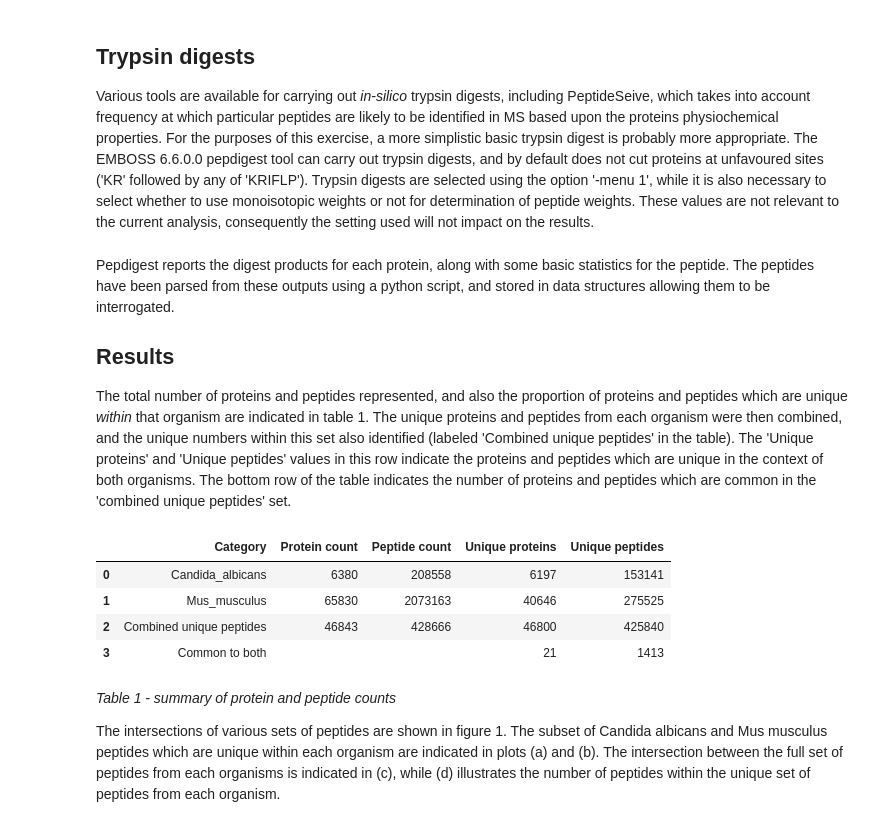
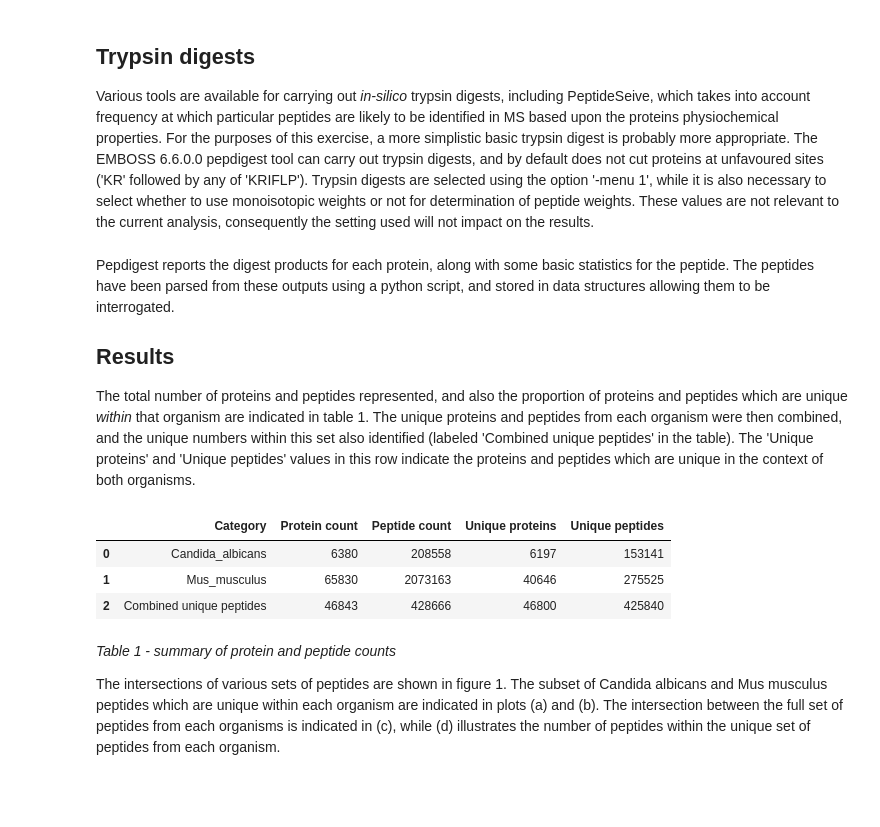
Before and after one commit to bartongroup/Mouse-Candida-Peptide-Overlaps, a Jupyter notebook: Candida_Mouse_Peptide_Overlaps.ipynb, the cells around one changed output. Saved outputs shown, nothing was run; the diff lists cells and outputs as text; code cells hidden in the pictures; blank space fills up the shorter version.

```diff
--- a/Candida_Mouse_Peptide_Overlaps.ipynb
+++ b/Candida_Mouse_Peptide_Overlaps.ipynb
@@ -41,7 +41,7 @@ Pepdigest reports the digest products for each protein, along with some basic st
 
 ## Results
 
-The total number of proteins and peptides represented, and also the proportion of proteins and peptides which are unique _within_ that organism are indicated in table 1. The unique proteins and peptides from each organism were then combined, and the unique numbers within this set also identified (labeled 'Combined unique peptides' in the table). The 'Unique proteins' and 'Unique peptides' values in this row indicate the proteins and peptides which are unique in the context of both organisms. The bottom row of the table indicates the number of proteins and peptides which are common in the 'combined unique peptides' set.
+The total number of proteins and peptides represented, and also the proportion of proteins and peptides which are unique _within_ that organism are indicated in table 1. The unique proteins and peptides from each organism were then combined, and the unique numbers within this set also identified (labeled 'Combined unique peptides' in the table). The 'Unique proteins' and 'Unique peptides' values in this row indicate the proteins and peptides which are unique in the context of both organisms.
 # %%
 import os
 import re
@@ -49,12 +49,6 @@ import hashlib
 import pandas as pd
 
 pd.set_option('display.notebook_repr_html', True)
-#def _repr_latex_(self):
-#    return "\centering{%s}" % self.to_latex()
-#
-#
-
-#pd.DataFrame._repr_latex_ = _repr_latex_
 
 def parse_pepdigest(digestfile):
 
@@ -142,44 +136,46 @@ for beast in organisms:
 merged_df=pd.concat(unique_dfs)
 
 merged_prots=merged_df['protein_id'].unique().tolist()
 merged_peptide_count=(len(merged_df.index))
 merged_protein_count=len(merged_prots)
 unique_merged_df=merged_df.drop_duplicates('md5sum',keep=False)
 unique_merged_prots=unique_merged_df['protein_id'].unique().tolist()
 unique_merged_peptide_count=(len(unique_merged_df.index))
 unique_merged_protein_count=(len(unique_merged_prots))
 
 merged_data={
     'Category': 'Combined unique peptides',
     'Peptide count': merged_peptide_count,
     'Protein count': merged_protein_count,
     'Unique peptides': unique_merged_peptide_count,
     'Unique proteins': unique_merged_protein_count
 }
 summary_data.append(merged_data)
 
 # Intersections between values for both genomes
-common_proteins=(merged_protein_count-unique_merged_protein_count)/2
-common_peptides=(merged_peptide_count-unique_merged_peptide_count)/2
-common_data={
-    'Category': 'Common to both',
-    'Peptide count':'',
-    'Protein count':'',
-    'Unique peptides':common_peptides,
-    'Unique proteins': common_proteins,
-}
-summary_data.append(common_data)
+duplicate_df=merged_df[merged_df.duplicated('peptide',keep=False)]
+common_prots=duplicate_df['protein_id'].unique().tolist()
+#common_proteins=(merged_protein_count-unique_merged_protein_count)/2
+#common_peptides=(merged_peptide_count-unique_merged_peptide_count)/2
+#common_data={
+#    'Category': 'Common to both',
+#    'Peptide count':'',
+#    'Protein count':'',
+#    'Unique peptides':common_peptides,
+#    'Unique proteins': len(common_prots),
+#}
+#summary_data.append(common_data)
+
 
 pd.set_option("display.latex.longtable", True)
 summary_columns=['Category','Protein count','Peptide count','Unique proteins', 'Unique peptides']
 summary_df=pd.DataFrame(summary_data,columns=summary_columns)
 display(summary_df)
 # %% [output]
 |  | Category | Protein count | Peptide count | Unique proteins | Unique peptides |
 | 0 | Candida_albicans | 6380 | 208558 | 6197 | 153141 |
 | 1 | Mus_musculus | 65830 | 2073163 | 40646 | 275525 |
 | 2 | Combined unique peptides | 46843 | 428666 | 46800 | 425840 |
-| 3 | Common to both |  |  | 21 | 1413 |
 # %% [markdown]
 *Table 1 - summary of protein and peptide counts*
 
```
Also changed, not shown: parts of 7 cells of this notebook, 1 other file.
